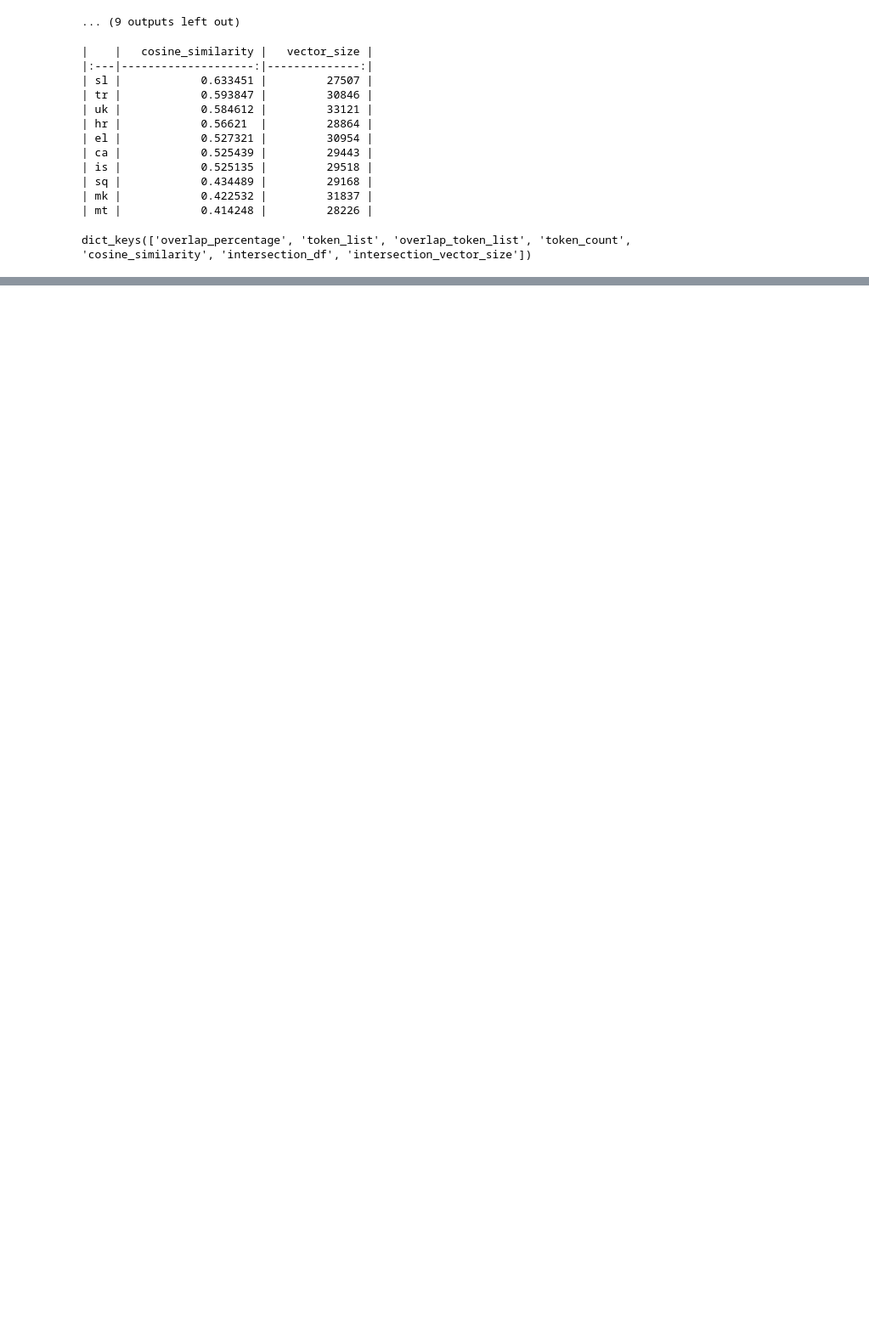
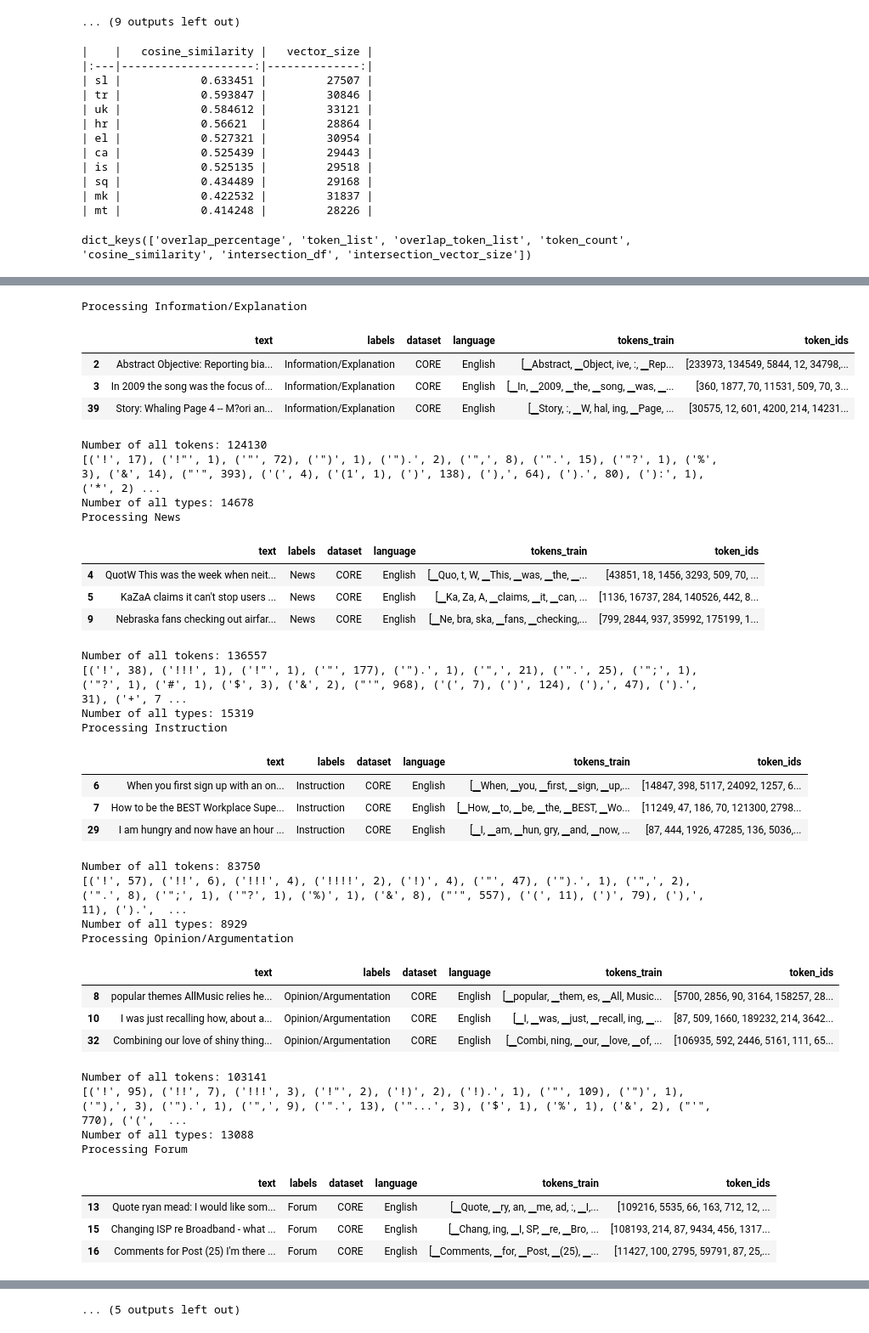
Before and after one commit to TajaKuzman/Crosslingual-Genre-Bias-Analysis, a Jupyter notebook: comparison-token-overlap.ipynb, the cells around one changed output, grey strips where cells are left out. Shown: that part at 85% size. Drawn from its saved outputs; the diff is of its cells as text; code cells hidden in the pictures; blank space fills up the shorter version.

```diff
--- a/comparison-token-overlap.ipynb
+++ b/comparison-token-overlap.ipynb
@@ -587,0 +628,76 @@ with open("manual-annotations/multilingual-genre-annotated-test-set.json", "w")
+# %%
+# Separate the train df into label-based dfs
+
+# Create a dictionary of token counts that are label based
+label_token_count_train = {}
+token_count = {}
+type_count = {}
+
+for label in ['Information/Explanation', 'News', 'Instruction','Opinion/Argumentation', 'Forum', 'Prose/Lyrical', 'Legal','Promotion']:
+	print(f"Processing {label}")
+
+	label_df = train_df[train_df["labels"] == label]
+	display(label_df.head(3))
+
+	# Create a dictionary that counts all the token occurrences
+
+	# Create a list of tokens, where we take only the first 512 tokens
+	train_tokens_shortened = []
+
+	for i in label_df["tokens_train"].to_list():
+		train_tokens_shortened.extend(i[:512])
+
+	print(f"Number of all tokens: {len(train_tokens_shortened)}")
+
+	# Create a dictionary which counts the occurrences of the words
+
+	word_dict_train = Counter(train_tokens_shortened)
+
+	# Sort the dictionary alphabetically based on keys
+	word_dict_train = dict(sorted(word_dict_train.items()))
+
+	print(list(word_dict_train.items())[:20])
+	print(f"Number of all types: {len(list(word_dict_train.keys()))}")
+
+	# Add to dictionaries
+	label_token_count_train[label] = word_dict_train
+	token_count[label] = len(train_tokens_shortened)
+	type_count[label] = len(list(word_dict_train.keys()))
+# %% [output]
+Processing Information/Explanation
+|  | text | labels | dataset | language | tokens_train | token_ids |
+| 2 | Abstract Objective: Reporting bia... | Information/Explanation | CORE | English | [▁Abstract, ▁Object, ive, :, ▁Rep... | [233973, 134549, 5844, 12, 34798,... |
+| 3 | In 2009 the song was the focus of... | Information/Explanation | CORE | English | [▁In, ▁2009, ▁the, ▁song, ▁was, ▁... | [360, 1877, 70, 11531, 509, 70, 3... |
+| 39 | Story: Whaling Page 4 -- M?ori an... | Information/Explanation | CORE | English | [▁Story, :, ▁W, hal, ing, ▁Page, ... | [30575, 12, 601, 4200, 214, 14231... |
+Number of all tokens: 124130
+[('!', 17), ('!"', 1), ('"', 72), ('")', 1), ('").', 2), ('",', 8), ('".', 15), ('"?', 1), ('%', 3), ('&', 14), ("'", 393), ('(', 4), ('(1', 1), (')', 138), ('),', 64), (').', 80), ('):', 1), ('*', 2) ...
+Number of all types: 14678
+Processing News
+|  | text | labels | dataset | language | tokens_train | token_ids |
+| 4 | QuotW This was the week when neit... | News | CORE | English | [▁Quo, t, W, ▁This, ▁was, ▁the, ▁... | [43851, 18, 1456, 3293, 509, 70, ... |
+| 5 | KaZaA claims it can't stop users ... | News | CORE | English | [▁Ka, Za, A, ▁claims, ▁it, ▁can, ... | [1136, 16737, 284, 140526, 442, 8... |
+| 9 | Nebraska fans checking out airfar... | News | CORE | English | [▁Ne, bra, ska, ▁fans, ▁checking,... | [799, 2844, 937, 35992, 175199, 1... |
+Number of all tokens: 136557
+[('!', 38), ('!!!', 1), ('!"', 1), ('"', 177), ('").', 1), ('",', 21), ('".', 25), ('";', 1), ('"?', 1), ('#', 1), ('$', 3), ('&', 2), ("'", 968), ('(', 7), (')', 124), ('),', 47), (').', 31), ('+', 7 ...
+Number of all types: 15319
+Processing Instruction
+|  | text | labels | dataset | language | tokens_train | token_ids |
+| 6 | When you first sign up with an on... | Instruction | CORE | English | [▁When, ▁you, ▁first, ▁sign, ▁up,... | [14847, 398, 5117, 24092, 1257, 6... |
+| 7 | How to be the BEST Workplace Supe... | Instruction | CORE | English | [▁How, ▁to, ▁be, ▁the, ▁BEST, ▁Wo... | [11249, 47, 186, 70, 121300, 2798... |
+| 29 | I am hungry and now have an hour ... | Instruction | CORE | English | [▁I, ▁am, ▁hun, gry, ▁and, ▁now, ... | [87, 444, 1926, 47285, 136, 5036,... |
+Number of all tokens: 83750
+[('!', 57), ('!!', 6), ('!!!', 4), ('!!!!', 2), ('!)', 4), ('"', 47), ('").', 1), ('",', 2), ('".', 8), ('";', 1), ('"?', 1), ('%)', 1), ('&', 8), ("'", 557), ('(', 11), (')', 79), ('),', 11), (').',  ...
+Number of all types: 8929
+Processing Opinion/Argumentation
+|  | text | labels | dataset | language | tokens_train | token_ids |
+| 8 | popular themes AllMusic relies he... | Opinion/Argumentation | CORE | English | [▁popular, ▁them, es, ▁All, Music... | [5700, 2856, 90, 3164, 158257, 28... |
+| 10 | I was just recalling how, about a... | Opinion/Argumentation | CORE | English | [▁I, ▁was, ▁just, ▁recall, ing, ▁... | [87, 509, 1660, 189232, 214, 3642... |
+| 32 | Combining our love of shiny thing... | Opinion/Argumentation | CORE | English | [▁Combi, ning, ▁our, ▁love, ▁of, ... | [106935, 592, 2446, 5161, 111, 65... |
+Number of all tokens: 103141
+[('!', 95), ('!!', 7), ('!!!', 3), ('!"', 2), ('!)', 2), ('!).', 1), ('"', 109), ('")', 1), ('"),', 3), ('").', 1), ('",', 9), ('".', 13), ('"...', 3), ('$', 1), ('%', 1), ('&', 2), ("'", 770), ('(',  ...
+Number of all types: 13088
+Processing Forum
+|  | text | labels | dataset | language | tokens_train | token_ids |
+| 13 | Quote ryan mead: I would like som... | Forum | CORE | English | [▁Quote, ▁ry, an, ▁me, ad, :, ▁I,... | [109216, 5535, 66, 163, 712, 12, ... |
+| 15 | Changing ISP re Broadband - what ... | Forum | CORE | English | [▁Chang, ing, ▁I, SP, ▁re, ▁Bro, ... | [108193, 214, 87, 9434, 456, 1317... |
+| 16 | Comments for Post (25) I'm there ... | Forum | CORE | English | [▁Comments, ▁for, ▁Post, ▁(25), ▁... | [11427, 100, 2795, 59791, 87, 25,... |
@@ -587,0 +712 @@ with open("manual-annotations/multilingual-genre-annotated-test-set.json", "w")
+... (5 outputs left out)
```
Also changed, not shown: parts of 21 cells of this notebook, 1 other file.
